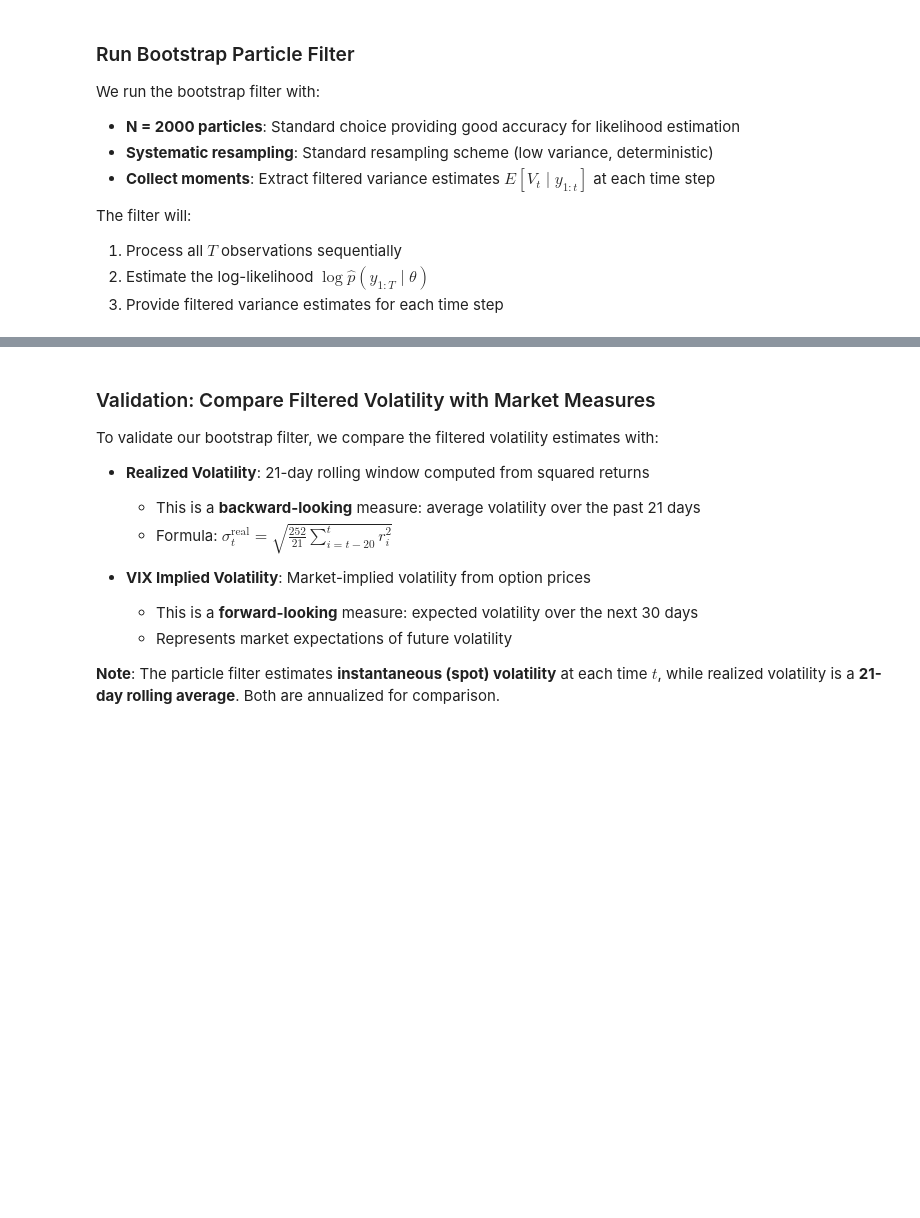
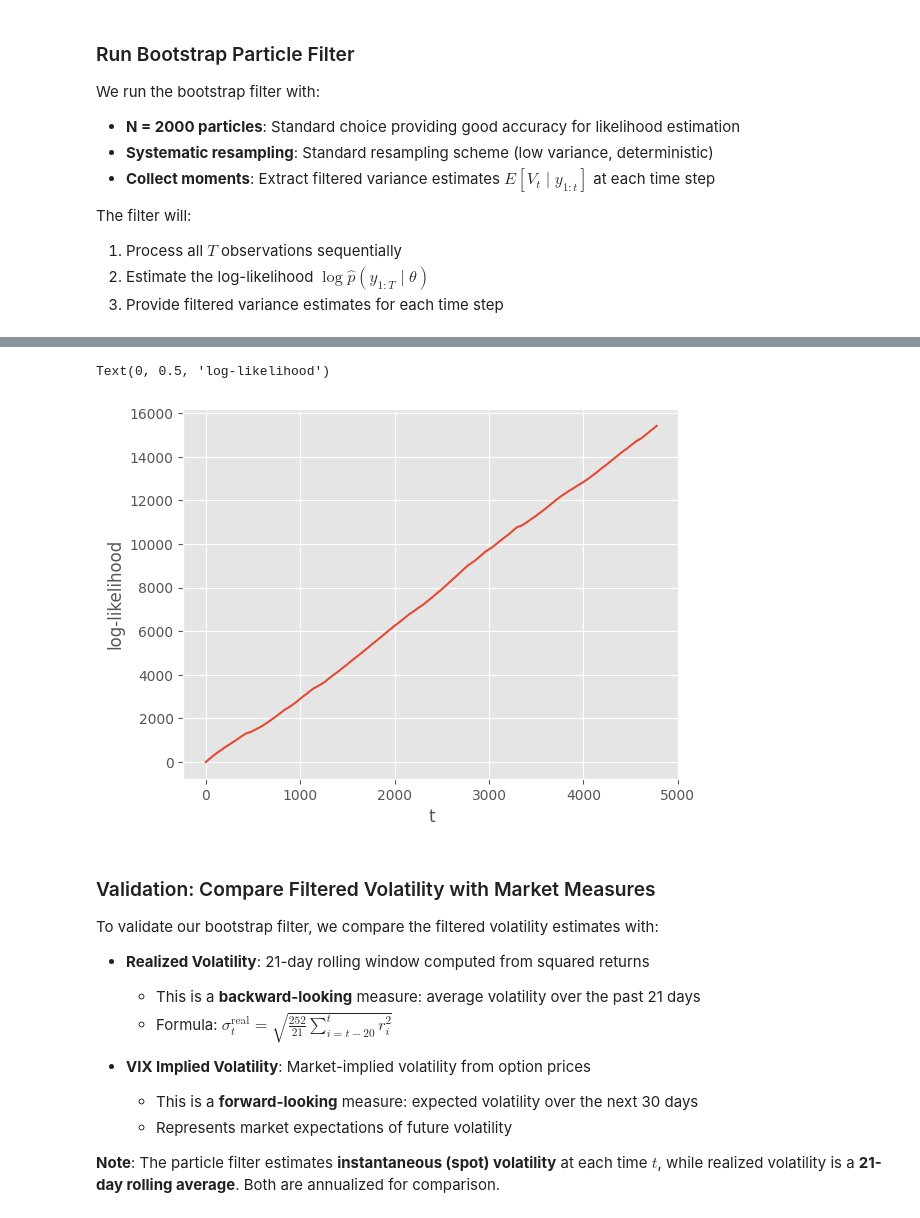
Before and after one commit to MichaelCarloH/heston-particle-filter-calibration, a Jupyter notebook: notebooks/exploration/step1_bootstrap_qmc.ipynb, the cells around one changed output, grey strips where cells are left out. Drawn from its saved outputs; the diff is of its cells as text; code cells hidden in the pictures; blank space fills up the shorter version.

```diff
--- a/notebooks/exploration/step1_bootstrap_qmc.ipynb
+++ b/notebooks/exploration/step1_bootstrap_qmc.ipynb
@@ -264,3 +289,11 @@ Filtered volatility statistics:
+# %%
+# Plot log-likelihood over time
+plt.plot(alg.summaries.logLts)
+plt.xlabel('t')
+plt.ylabel('log-likelihood')
+# %% [output]
+Text(0, 0.5, 'log-likelihood')
+[figure, added]
 # %% [markdown]
 ### Validation: Compare Filtered Volatility with Market Measures
 
```
Also changed, not shown: parts of 9 cells of this notebook.
